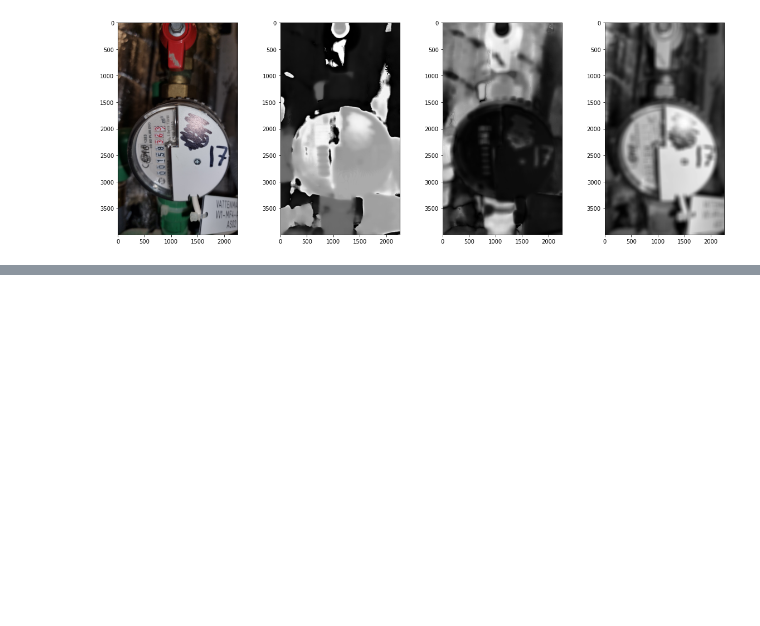
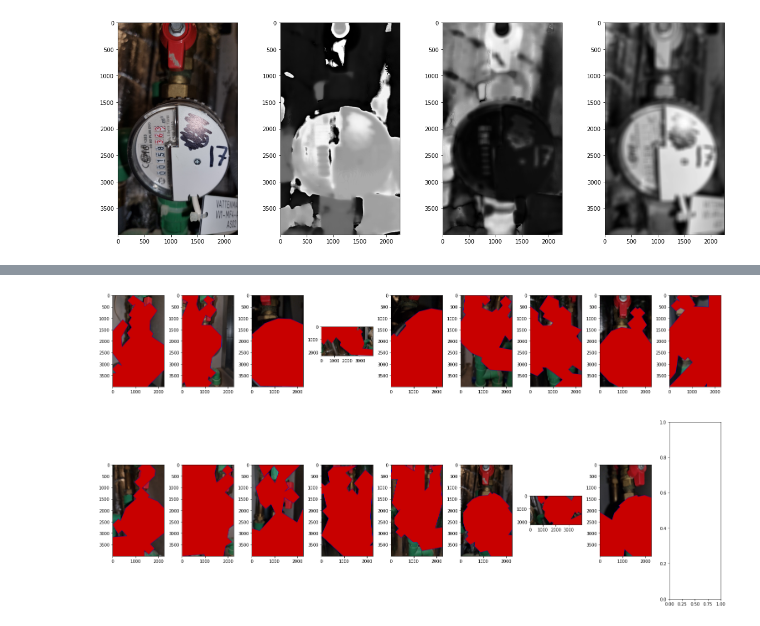
Before and after one commit to Luviz/brf_kf_work, a Jupyter notebook: main.ipynb, the cells around one changed output, grey strips where cells are left out. Drawn from its saved outputs; the diff is of its cells as text; code cells hidden in the pictures; blank space fills up the shorter version.

Commit message:
better img processing

```diff
--- a/main.ipynb
+++ b/main.ipynb
@@ -125,0 +165,24 @@ np.prod(sel_img.shape) / np.prod(img.shape)
+# %%
+def process_image(image):
+    img = image.copy()
+    preProssesd = preProssessing(img, 31)
+    biggest = get_biggest_contour(preProssesd)
+    cv.drawContours(img, [biggest], -1, (200,0,0), 20)
+    cv.drawContours(img, [biggest], -1, (0,0,200), -1)
+    return img
+    # x1, y1, w, h = cv.boundingRect(biggest)
+    # return img[y1 : y1 + h, x1 : x1 + w, :]
+    # return cv.rectangle(img, pt1=(x1,y1), pt2=(x1+w,y1+h), color=(0,0,200), thickness=20)
+# %%
+processed_images = [process_image(i) for i in images]
+# %%
+
+fig, ax = plt.subplots(2,9)
+fig.set_size_inches(21,12)
+fig.set_tight_layout(True)
+
+
+for ix, image in enumerate(processed_images):
+  ax[ix//9, ix%9].imshow(image[:,:,::-1])
+# %% [output]
+[figure, added]
```
Also changed, not shown: parts of 22 cells of this notebook, 2 other files.
